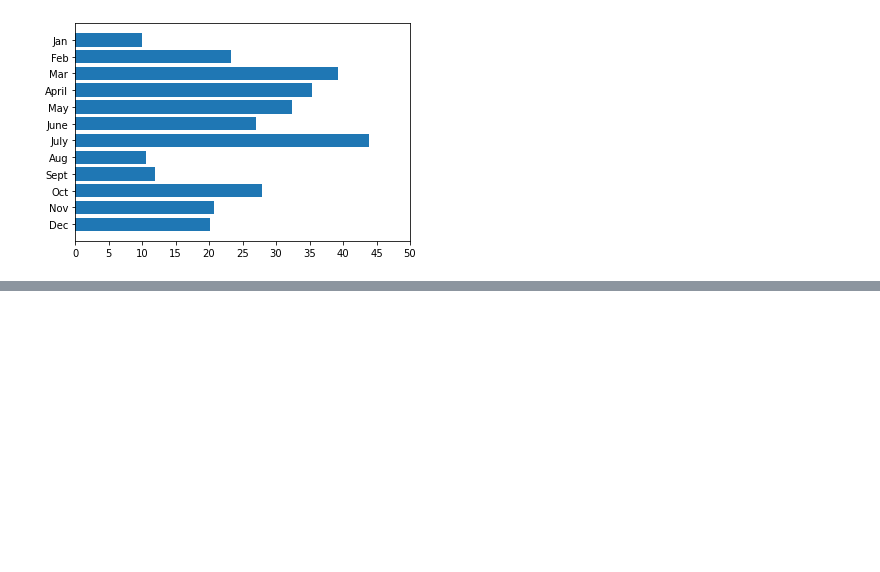
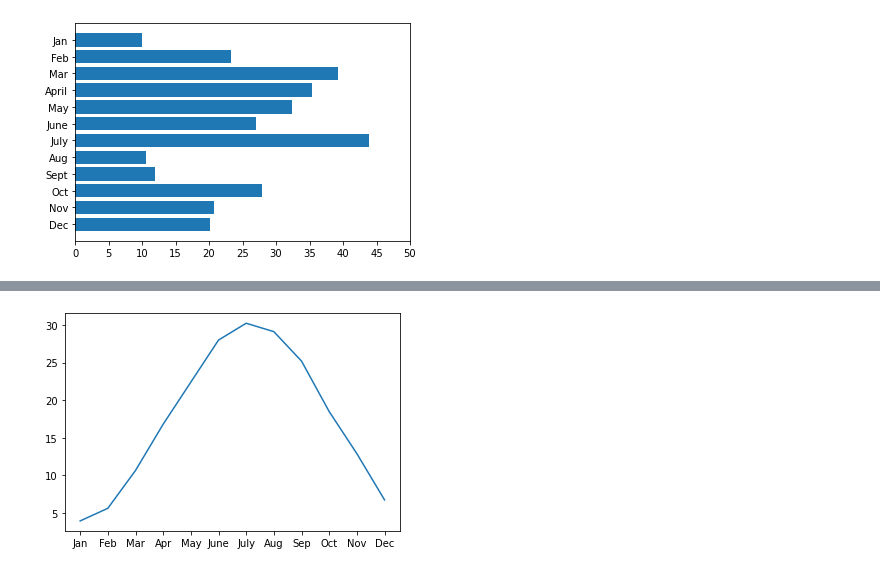
Before and after one commit to Nazanin-hub/PyBer_Analysis, a Jupyter notebook: Mathplotlib_practice1.ipynb, the cells around one changed output, grey strips where cells are left out. Drawn from its saved outputs; the diff is of its cells as text; code cells hidden in the pictures; blank space fills up the shorter version.

```diff
--- a/Mathplotlib_practice1.ipynb
+++ b/Mathplotlib_practice1.ipynb
@@ -60,0 +72,9 @@ plt.show()
+# %%
+y_axis = [39, 42, 51, 62, 72, 82, 86, 84, 77, 65, 55, 44]
+x_axis = ["Jan", "Feb", "Mar", "Apr", "May", "June", "July", "Aug", "Sep", "Oct","Nov","Dec"]
+#plt.subplots(figsize=(10, 6))
+s = [(i - 32) * 0.56  for i in y_axis]
+plt.plot(x_axis, s )
+plt.show()
+# %% [output]
+[figure, added]
```
Also changed, not shown: parts of 2 cells of this notebook, 2 other files.
